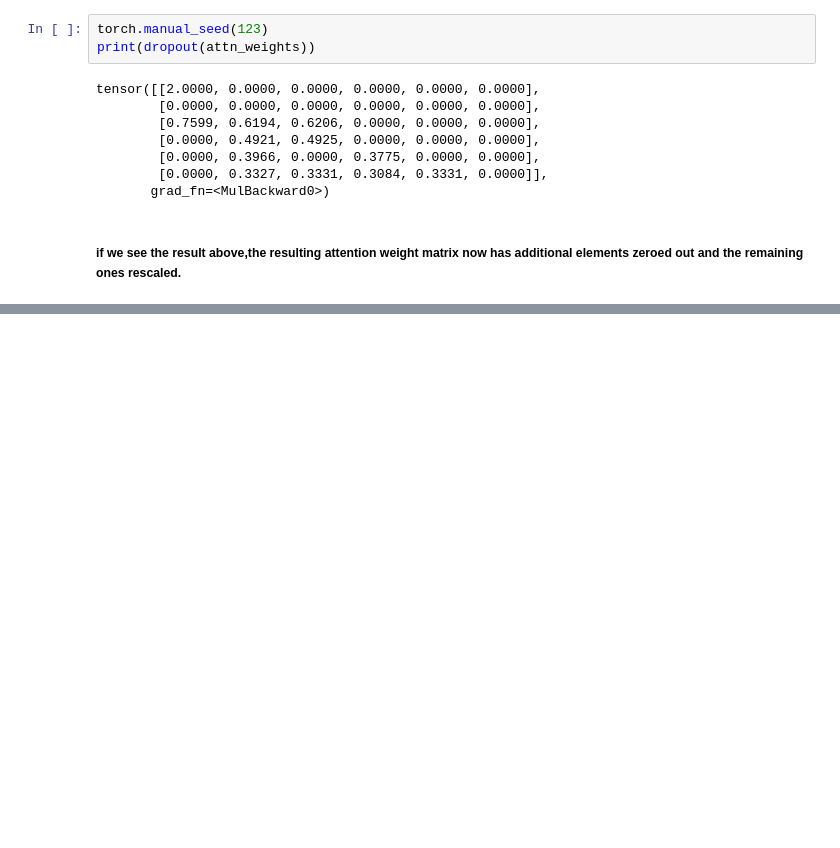
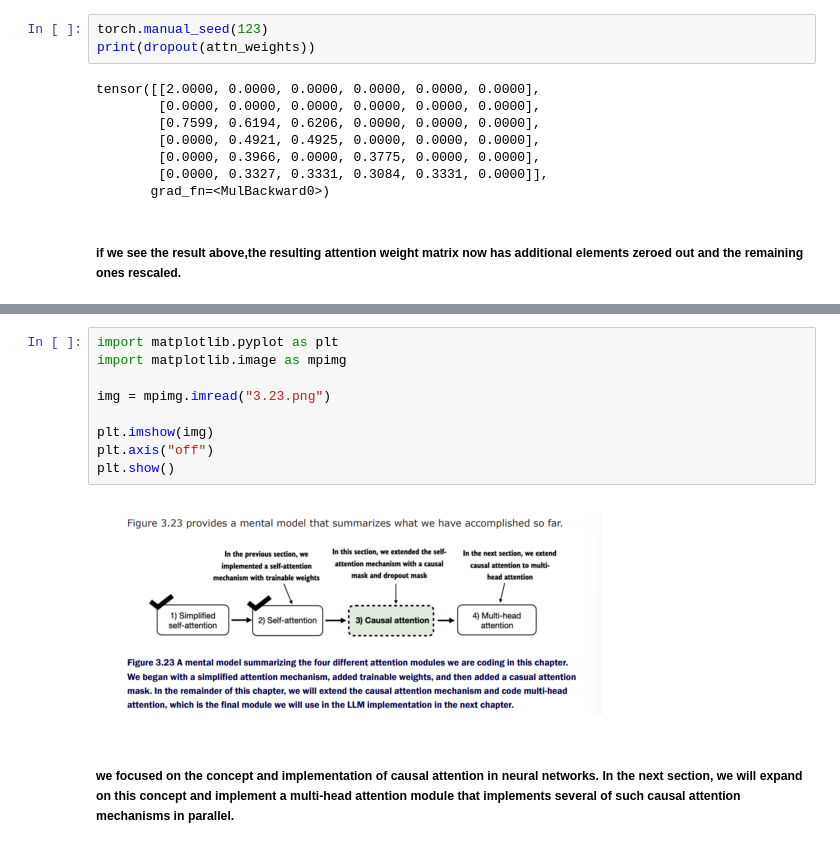
Before and after one commit to dipsankadariya/Build-LLMs-From-Scratch, a Jupyter notebook: 02-Attention Mechanism/Attention.ipynb, the cells around one changed output, grey strips where cells are left out. Saved outputs shown, nothing was run; the diff lists cells and outputs as text; blank space fills up the shorter version.

```diff
--- a/02-Attention Mechanism/Attention.ipynb
+++ b/02-Attention Mechanism/Attention.ipynb
@@ -897,0 +980,13 @@ tensor([[2.0000, 0.0000, 0.0000, 0.0000, 0.0000, 0.0000],
+# %%
+import matplotlib.pyplot as plt
+import matplotlib.image as mpimg
+
+img = mpimg.imread("3.23.png")
+
+plt.imshow(img)
+plt.axis("off")
+plt.show()
+# %% [output]
+[figure, added]
+# %% [markdown]
+##### we focused on the concept and implementation of causal attention in neural networks. In the next section, we will expand on this concept and implement a multi-head attention module that implements several of such causal attention mechanisms in parallel.
```
Also changed, not shown: parts of 13 cells of this notebook, 1 other file.
